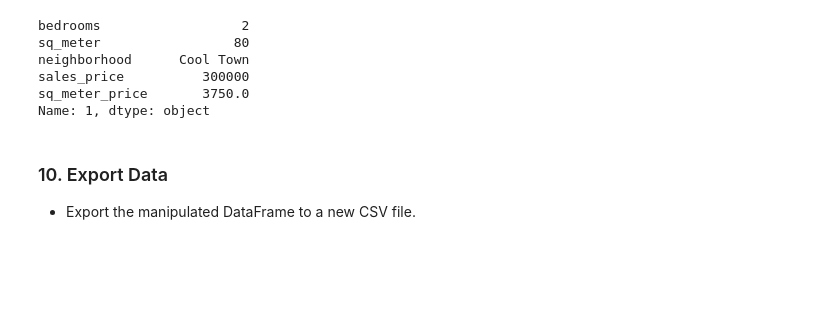
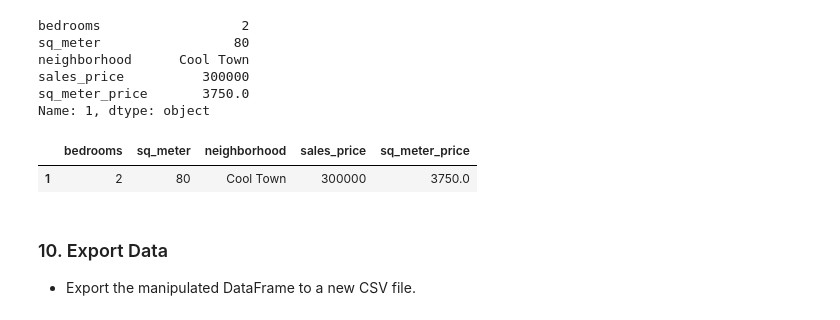
Before and after one commit to Da-Ronja/Lab, a Jupyter notebook: 01/house_price.ipynb, the cells around one changed output. Saved outputs shown, nothing was run; the diff lists cells and outputs as text; code cells hidden in the pictures; blank space fills up the shorter version.

```diff
--- a/01/house_price.ipynb
+++ b/01/house_price.ipynb
@@ -133,6 +140,13 @@ neighborhood      Cool Town
 sales_price          300000
 sq_meter_price       3750.0
 Name: 1, dtype: object
+# %%
+max_price = df[df['sales_price'] == df['sales_price'].max()]
+
+max_price
+# %% [output]
+|  | bedrooms | sq_meter | neighborhood | sales_price | sq_meter_price |
+| 1 | 2 | 80 | Cool Town | 300000 | 3750.0 |
 # %% [markdown]
 ### 10. Export Data
 - Export the manipulated DataFrame to a new CSV file.
```
Also changed, not shown: parts of 5 cells of this notebook.
